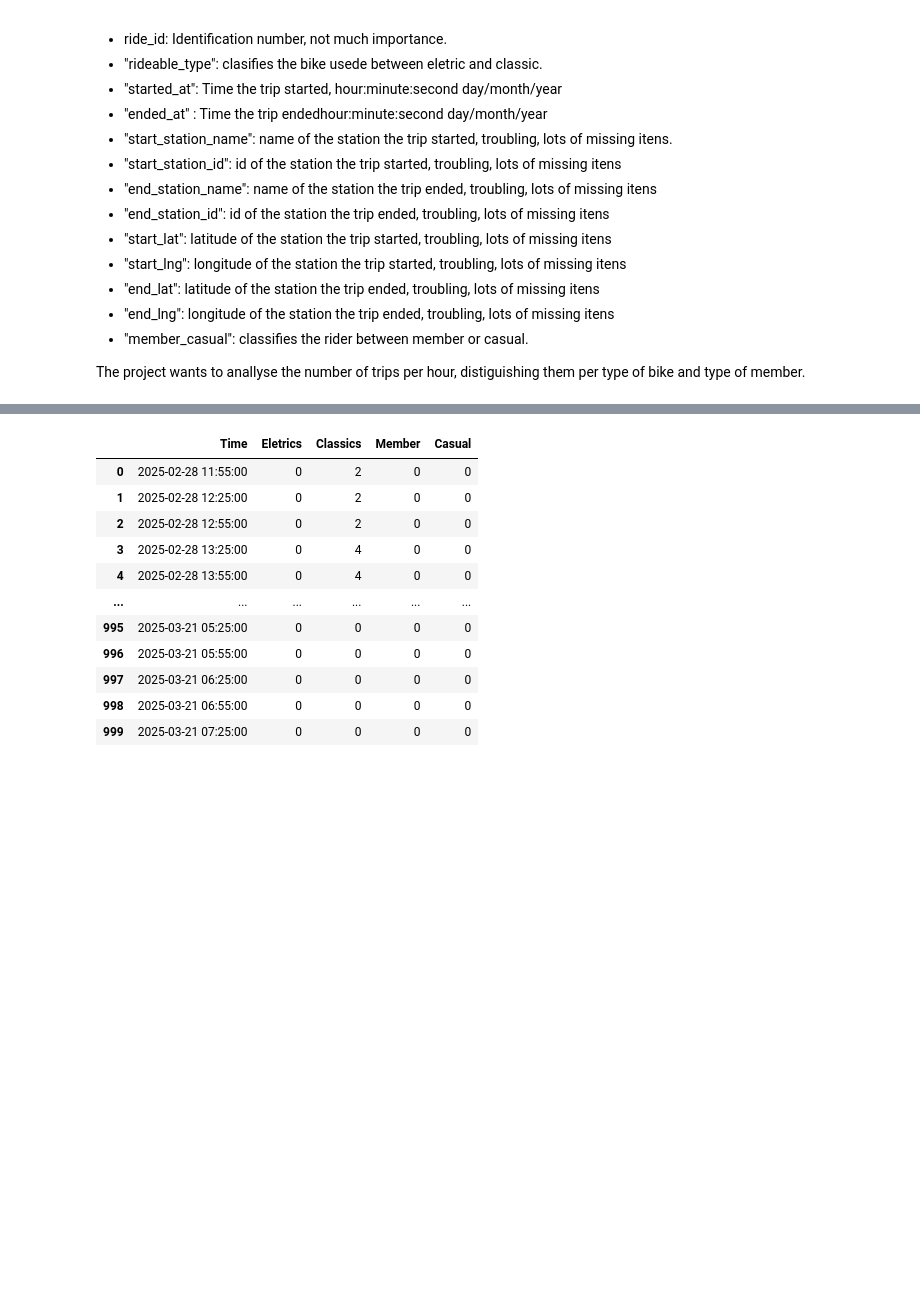
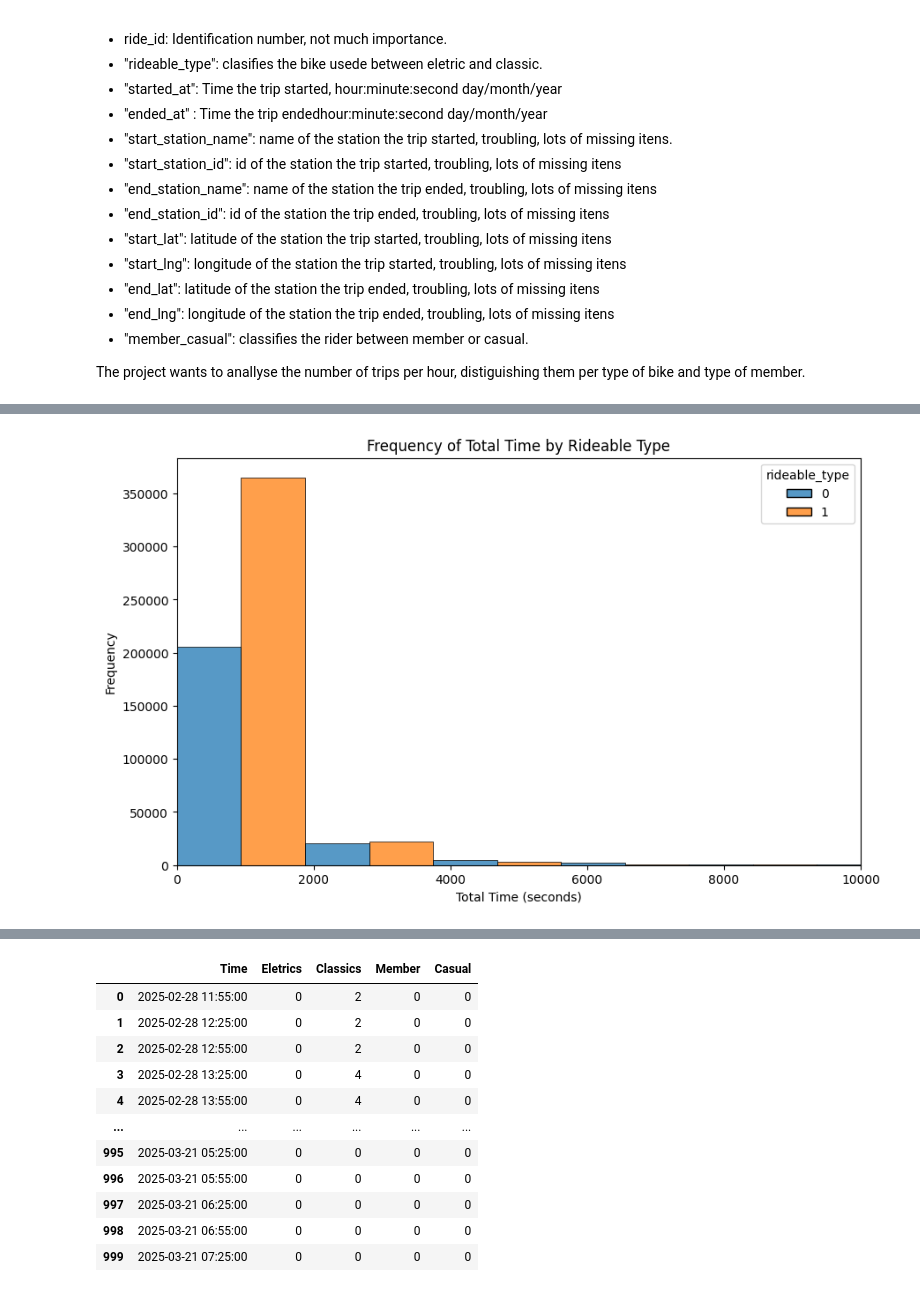
Before and after one commit to karausen/data-201-2025, a Jupyter notebook: DATA201_PROJECT1_(2).ipynb, the cells around one changed output, grey strips where cells are left out. Saved outputs shown, nothing was run; the diff lists cells and outputs as text; code cells hidden in the pictures; blank space fills up the shorter version.

```diff
--- a/DATA201_PROJECT1_(2).ipynb
+++ b/DATA201_PROJECT1_(2).ipynb
@@ -93,0 +159,14 @@ print(all_times)
+# %%
+# prompt: frequency graph from before but separating rideable_type
+
+# Assuming 'new_df' is already created as in the previous code.
+
+plt.figure(figsize=(10, 6))
+sns.histplot(data=new_df, x='total_time', hue='rideable_type', bins=50, multiple="dodge")
+plt.title('Frequency of Total Time by Rideable Type')
+plt.xlabel('Total Time (seconds)')
+plt.ylabel('Frequency')
+plt.xlim(0, 10000)  # Limit the x-axis to 10000
+plt.show()
+# %% [output]
+[figure, added]
```
Also changed, not shown: parts of 25 cells of this notebook.
